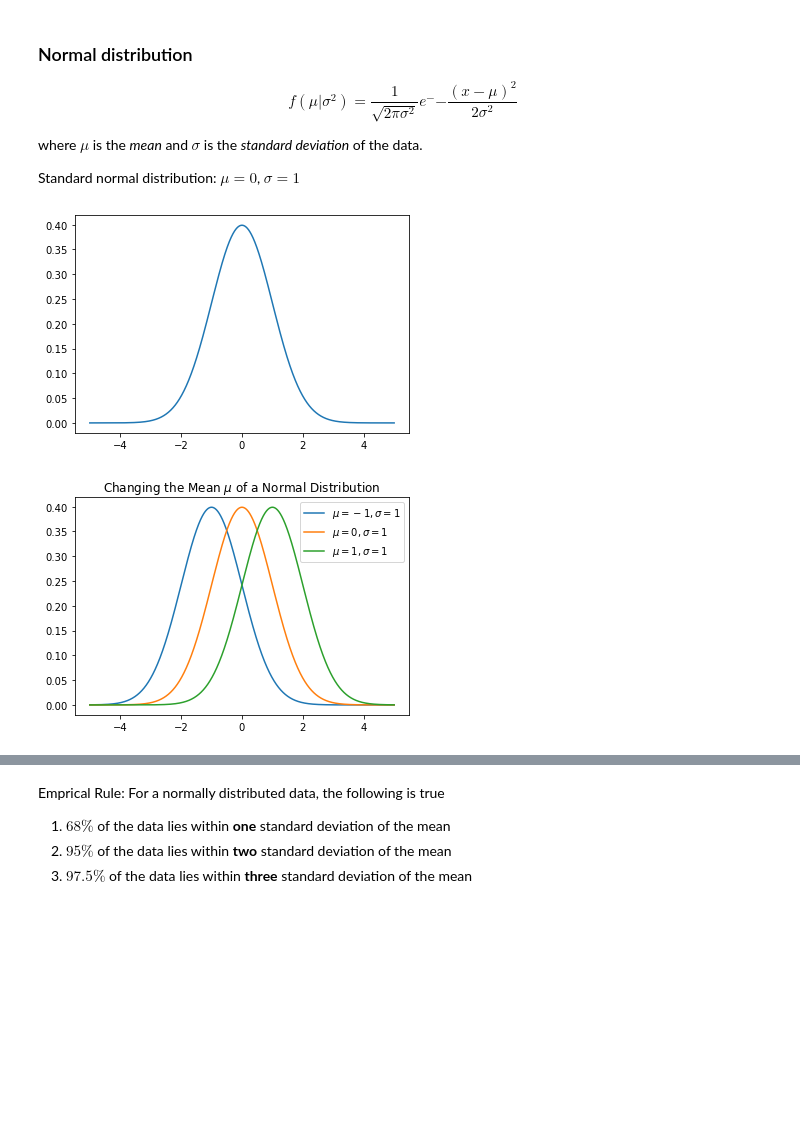
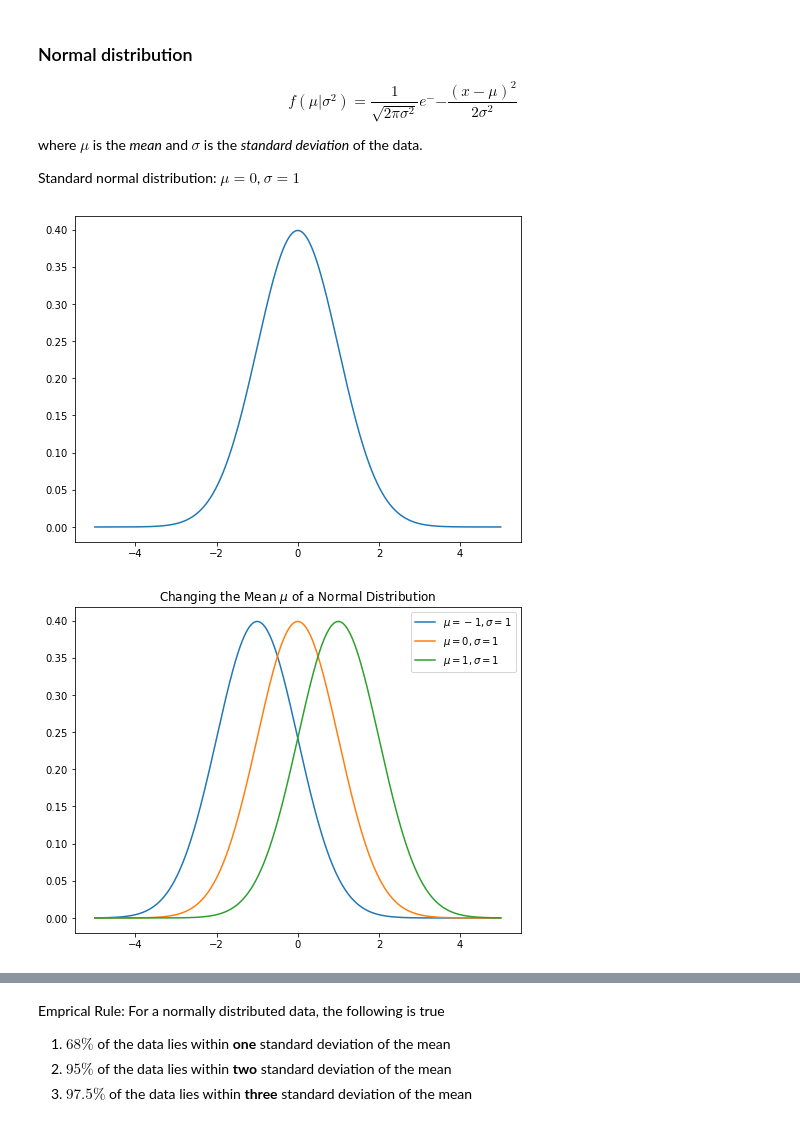
Before and after one commit to binxuankong/machine-learning-functions, a Jupyter notebook: Distribution.ipynb, the cells around one changed output, grey strips where cells are left out. Saved outputs shown, nothing was run; the diff lists cells and outputs as text; code cells hidden in the pictures; blank space fills up the shorter version.

```diff
--- a/Distribution.ipynb
+++ b/Distribution.ipynb
@@ -50,16 +51,18 @@ where $\mu$ is the *mean* and $\sigma$ is the *standard deviation* of the data.
 Standard normal distribution: $\mu = 0$, $\sigma = 1$
 # %%
 x = np.linspace(-5, 5, 10000)
+plt.figure(figsize=(8,6))
 plt.plot(x, norm.pdf(x));
 # %% [output]
-[figure, old version]
+[figure, new version]
 # %%
 x = np.linspace(-5, 5, 10000)
+plt.figure(figsize=(8,6))
 for mu in (-1, 0, 1):
     plt.plot(x, norm.pdf(x, loc=mu, scale=1), label=f"$\mu={mu}, \sigma=1$")
 plt.legend()
 plt.title("Changing the Mean $\mu$ of a Normal Distribution");
 # %% [output]
-[figure, old version]
+[figure, new version]
 # %%
 x = np.linspace(-10, 10, 10000)
```
Also changed, not shown: parts of 25 cells of this notebook.
